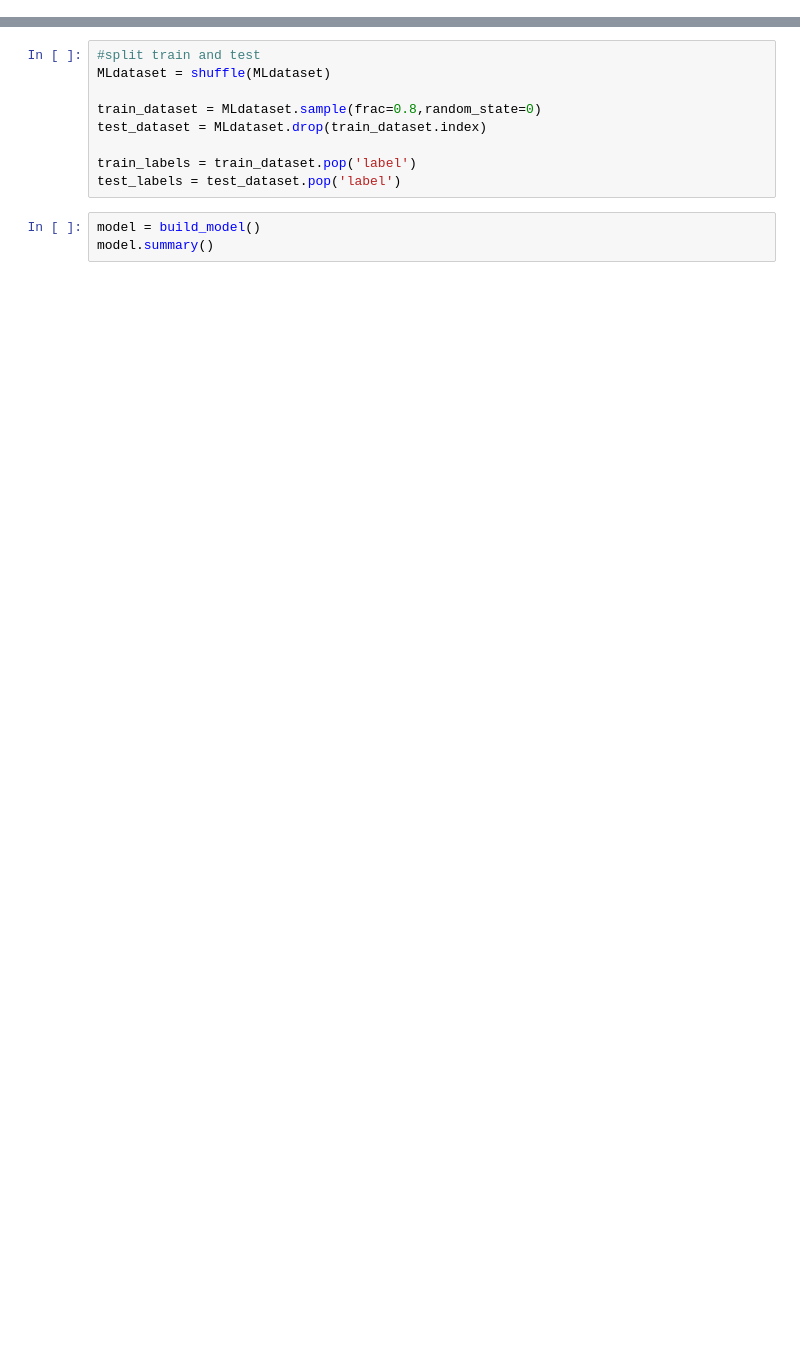
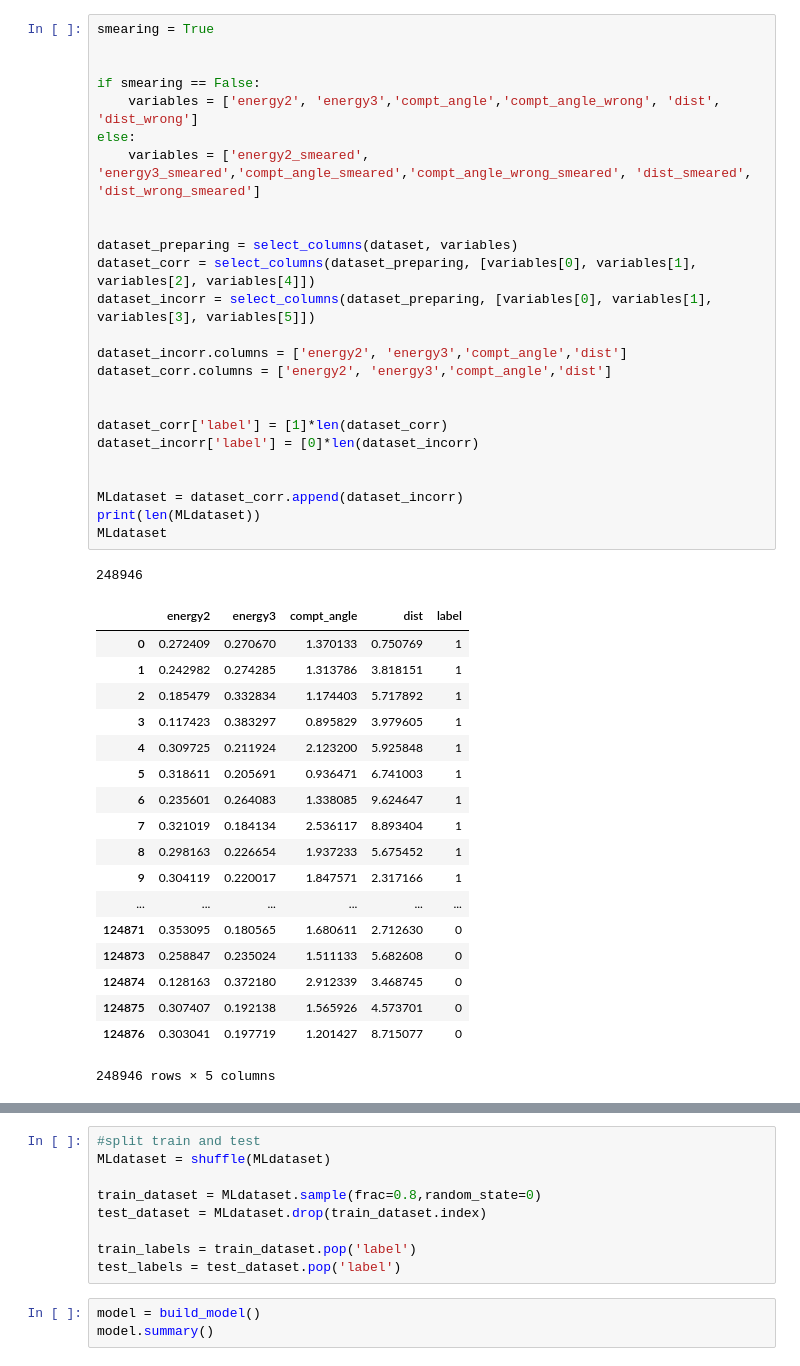
Before and after one commit to irenecortinovis/PET-Coincidences-Compton, a Jupyter notebook: ML/neural_network.ipynb, the cells around one changed output, grey strips where cells are left out. Cells and saved outputs as stored; diff of their text form; blank space fills up the shorter version.

```diff
--- a/ML/neural_network.ipynb
+++ b/ML/neural_network.ipynb
@@ -122,3 +267,48 @@ dataset = dataset.dropna()
+# %%
+smearing = True
+
+
+if smearing == False:
+    variables = ['energy2', 'energy3','compt_angle','compt_angle_wrong', 'dist', 'dist_wrong']
+else:
+    variables = ['energy2_smeared', 'energy3_smeared','compt_angle_smeared','compt_angle_wrong_smeared', 'dist_smeared', 'dist_wrong_smeared']
+
+
+dataset_preparing = select_columns(dataset, variables)
+dataset_corr = select_columns(dataset_preparing, [variables[0], variables[1], variables[2], variables[4]])
+dataset_incorr = select_columns(dataset_preparing, [variables[0], variables[1], variables[3], variables[5]])
+
+dataset_incorr.columns = ['energy2', 'energy3','compt_angle','dist']
+dataset_corr.columns = ['energy2', 'energy3','compt_angle','dist']
+
+
+dataset_corr['label'] = [1]*len(dataset_corr)
+dataset_incorr['label'] = [0]*len(dataset_incorr)
+
+
+MLdataset = dataset_corr.append(dataset_incorr)
+print(len(MLdataset))
+MLdataset
+# %% [output]
+248946
+|  | energy2 | energy3 | compt_angle | dist | label |
+| 0 | 0.272409 | 0.270670 | 1.370133 | 0.750769 | 1 |
+| 1 | 0.242982 | 0.274285 | 1.313786 | 3.818151 | 1 |
+| 2 | 0.185479 | 0.332834 | 1.174403 | 5.717892 | 1 |
+| 3 | 0.117423 | 0.383297 | 0.895829 | 3.979605 | 1 |
+| 4 | 0.309725 | 0.211924 | 2.123200 | 5.925848 | 1 |
+| 5 | 0.318611 | 0.205691 | 0.936471 | 6.741003 | 1 |
+| 6 | 0.235601 | 0.264083 | 1.338085 | 9.624647 | 1 |
+| 7 | 0.321019 | 0.184134 | 2.536117 | 8.893404 | 1 |
+| 8 | 0.298163 | 0.226654 | 1.937233 | 5.675452 | 1 |
+| 9 | 0.304119 | 0.220017 | 1.847571 | 2.317166 | 1 |
+| ... | ... | ... | ... | ... | ... |
+| 124871 | 0.353095 | 0.180565 | 1.680611 | 2.712630 | 0 |
+| 124873 | 0.258847 | 0.235024 | 1.511133 | 5.682608 | 0 |
+| 124874 | 0.128163 | 0.372180 | 2.912339 | 3.468745 | 0 |
+| 124875 | 0.307407 | 0.192138 | 1.565926 | 4.573701 | 0 |
+| 124876 | 0.303041 | 0.197719 | 1.201427 | 8.715077 | 0 |
+248946 rows × 5 columns
 # %%
 smearing = True
 
```
Also changed, not shown: parts of 10 cells of this notebook.
